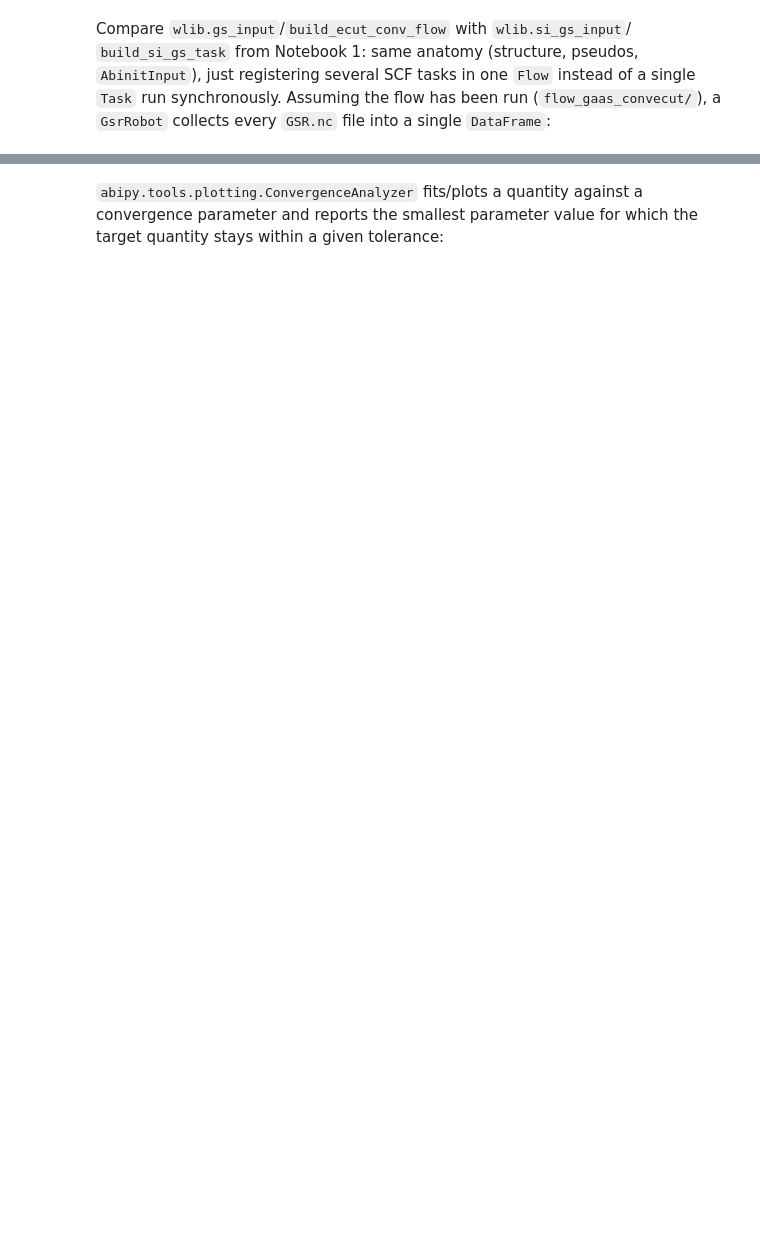
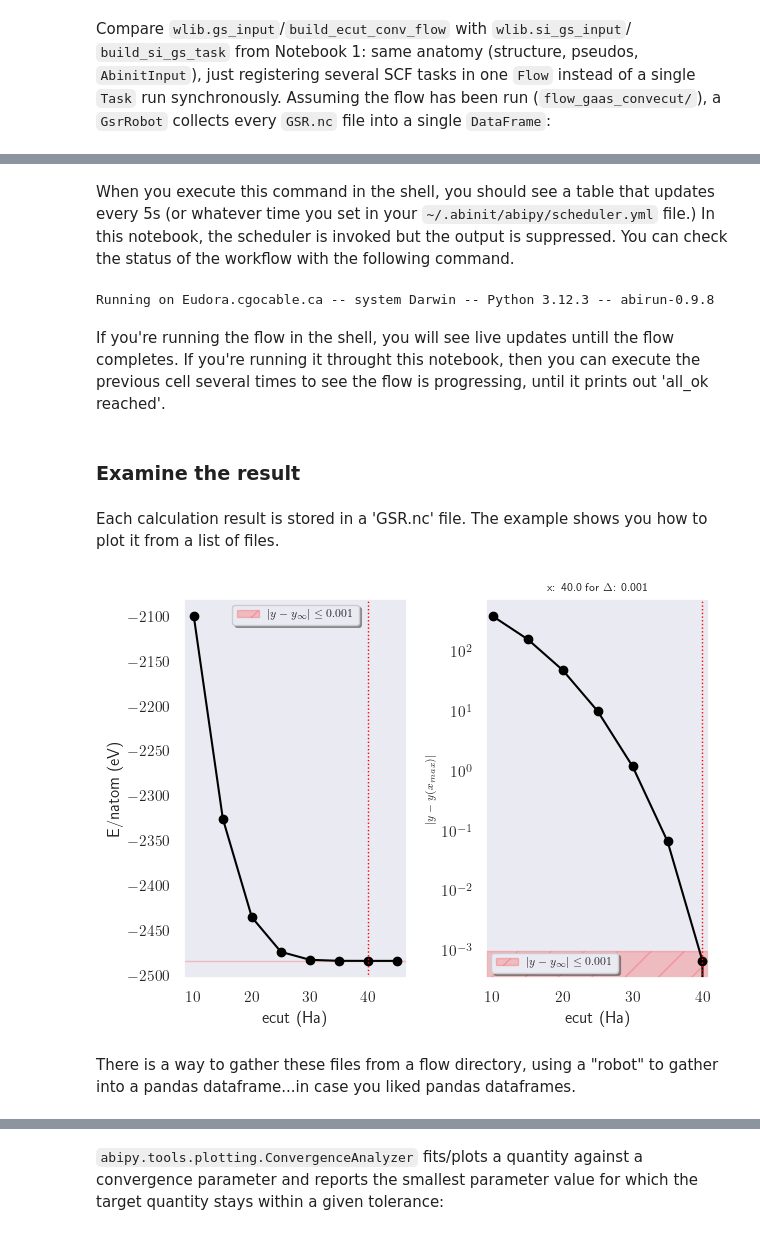
Before and after one commit to GkAntonius/Abinit_speedrun_tutorial, a Jupyter notebook: Notebooks/2-Existing_flows.ipynb, the cells around one changed output, grey strips where cells are left out. Drawn from its saved outputs; the diff is of its cells as text; code cells hidden in the pictures; blank space fills up the shorter version.

Commit message:
Convergence plotting scripts

```diff
--- a/Notebooks/2-Existing_flows.ipynb
+++ b/Notebooks/2-Existing_flows.ipynb
@@ -75,3 +114,33 @@ single `DataFrame`:
+# %%
+wlib.run_shell_command("abirun.py flow_gaas_convecut scheduler", silent=True)
+# %% [markdown]
+When you execute this command in the shell, you should see a table that updates every 5s (or whatever time you set in your `~/.abinit/abipy/scheduler.yml` file.)
+In this notebook, the scheduler is invoked but the output is suppressed. You can check the status of the workflow with the following command.
+# %%
+wlib.run_shell_command('abirun.py flow_gaas_convecut status')
+# %% [output]
+Running on Eudora.cgocable.ca -- system Darwin -- Python 3.12.3 -- abirun-0.9.8
+# %% [markdown]
+If you're running the flow in the shell, you will see live updates untill the flow completes.
+If you're running it throught this notebook, then you can execute the previous cell several times to see the flow is progressing, until it prints out 'all_ok reached'.
+# %% [markdown]
+### Examine the result
+# %% [markdown]
+Each calculation result is stored in a 'GSR.nc' file.
+The example shows you how to plot it from a list of files.
+# %%
+from abipy.tools.plotting import ConvergenceAnalyzer
+
+ecut_Ha = table.sort_values("ecut")["ecut"].tolist()
+ene_per_atom_eV = (table.sort_values("ecut")["energy"] / len(wlib.gaas_structure())).tolist()
+
+ca = ConvergenceAnalyzer.from_xy_label_vals(
+    "ecut (Ha)", ecut_Ha, "E/natom (eV)", ene_per_atom_eV, tols=1e-3)
+ca.plot();
+# %% [output]
+[figure, added]
+# %% [markdown]
+There is a way to gather these files from a flow directory, using a "robot" to gather into a pandas dataframe...in case you liked pandas dataframes.
 # %%
 with abilab.GsrRobot.from_dir("flow_gaas_convecut") as robot:
     table = robot.get_dataframe()
```
Also changed, not shown: parts of 20 cells of this notebook, 3 other files.
